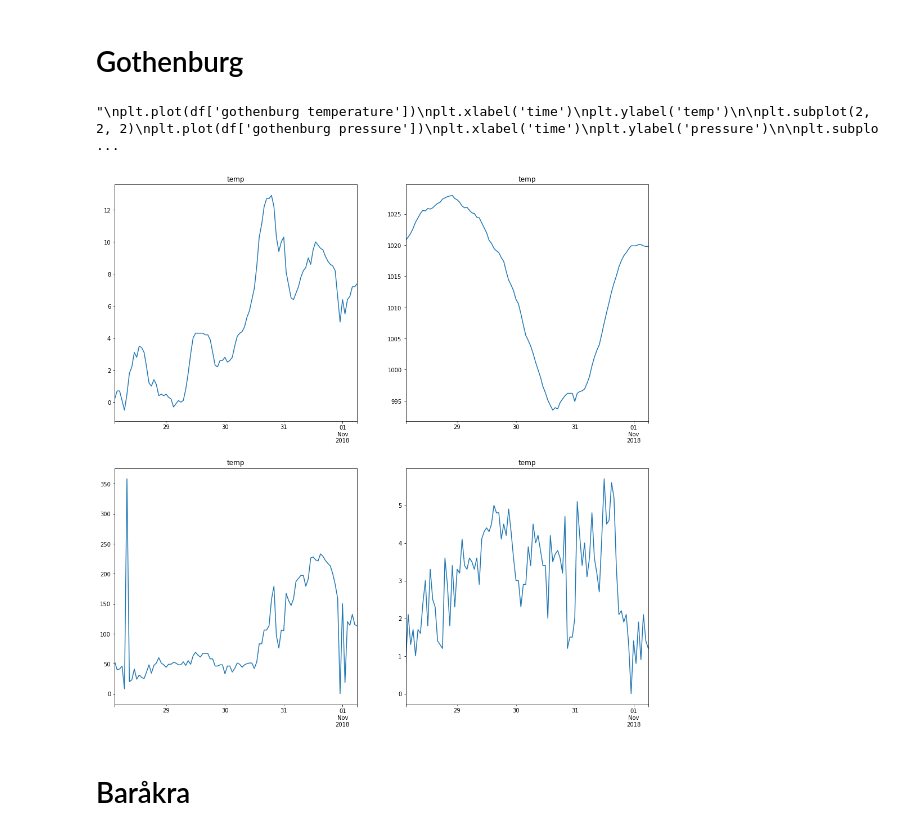
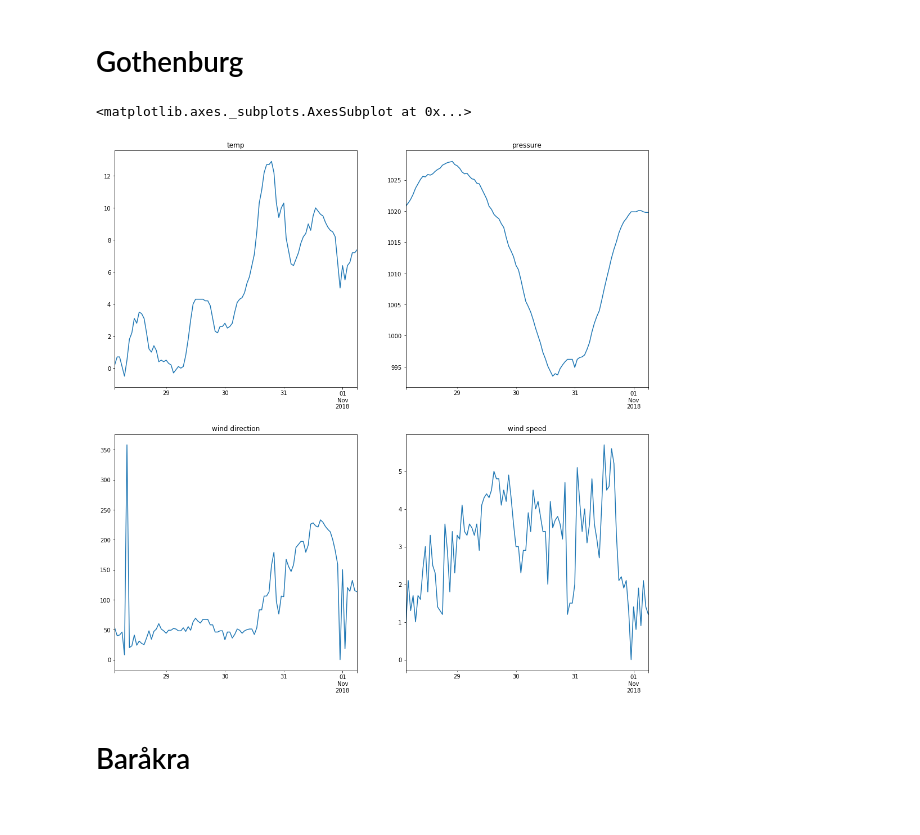
Before and after one commit to andrehoejmark/TIN175, a Jupyter notebook: src/utils/Visualization.ipynb, the cells around one changed output. Cells and saved outputs as stored; diff of their text form; code cells hidden in the pictures.

Commit message:
titles

```diff
--- a/src/utils/Visualization.ipynb
+++ b/src/utils/Visualization.ipynb
@@ -19,13 +19,13 @@ df.head()
 # %%
 fig, axes = plt.subplots(nrows=2, ncols=2)
 
 df['gothenburg temperature'].plot(ax=axes[0,0], title='temp')
-df['gothenburg pressure'].plot(ax=axes[0,1], title='temp')
-df['gothenburg wind'].plot(ax=axes[1,0], title='temp')
-df['gothenburg wind #2'].plot(ax=axes[1,1], title='temp', figsize=(17, 17))
+df['gothenburg pressure'].plot(ax=axes[0,1], title='pressure')
+df['gothenburg wind'].plot(ax=axes[1,0], title='wind direction')
+df['gothenburg wind #2'].plot(ax=axes[1,1], title='wind speed', figsize=(17, 17))
 # %% [output]
-"\nplt.plot(df['gothenburg temperature'])\nplt.xlabel('time')\nplt.ylabel('temp')\n\nplt.subplot(2, 2, 2)\nplt.plot(df['gothenburg pressure'])\nplt.xlabel('time')\nplt.ylabel('pressure')\n\nplt.subplo ...
+<matplotlib.axes._subplots.AxesSubplot at 0x...>
-[figure, old version]
+[figure, new version]
 # %% [markdown]
 # Baråkra
 # %%
```
Also changed, not shown: parts of 4 cells of this notebook.
